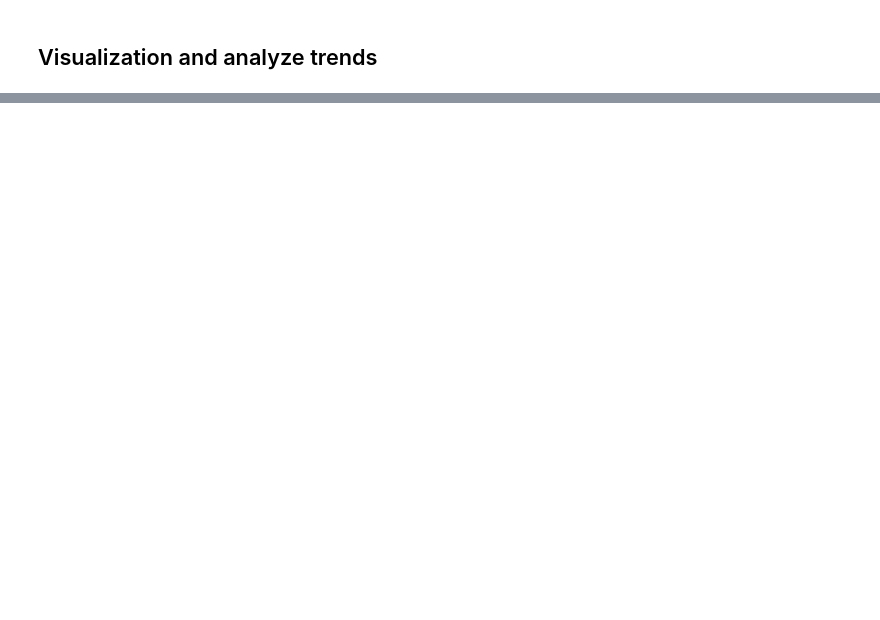
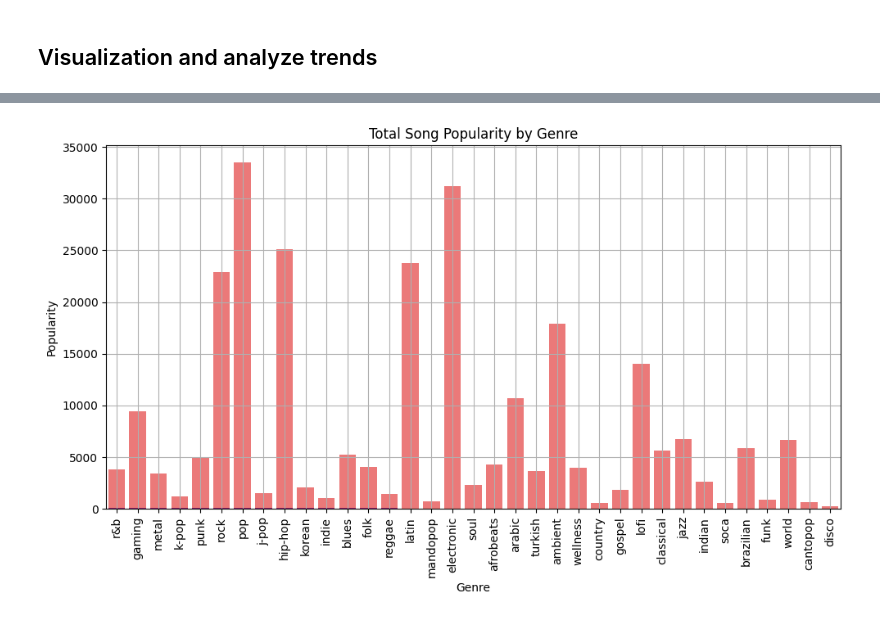
Before and after one commit to TonyJ3/AI-Society-S7, a Jupyter notebook: Top Hit Songs/top_hit_song_prediction.ipynb, the cells around one changed output, grey strips where cells are left out. Cells and saved outputs as stored; diff of their text form; code cells hidden in the pictures; blank space fills up the shorter version.

```diff
--- a/Top Hit Songs/top_hit_song_prediction.ipynb
+++ b/Top Hit Songs/top_hit_song_prediction.ipynb
@@ -281,0 +257,22 @@ filtered_data
+# %%
+total_popularity_by_genre = combined_popularity.groupby('playlist_genre')['track_popularity'].sum().sort_values(ascending=False)
+
+plt.figure(figsize=(10, 6))
+
+# Plot average popularity
+sns.barplot(x=avg_popularity_by_genre.index, y=avg_popularity_by_genre.values, color='blue')
+
+# Plot total popularity
+sns.barplot(x=total_popularity_by_genre.index, y=total_popularity_by_genre.values, color='red', alpha=0.6)
+
+# Add titles and labels
+plt.title('Total Song Popularity by Genre')
+plt.xlabel('Genre')
+plt.ylabel('Popularity')
+plt.xticks(rotation=90)
+plt.grid(True)
+plt.tight_layout()
+
+plt.show()
+# %% [output]
+[figure, added]
```
Also changed, not shown: parts of 21 cells of this notebook.
